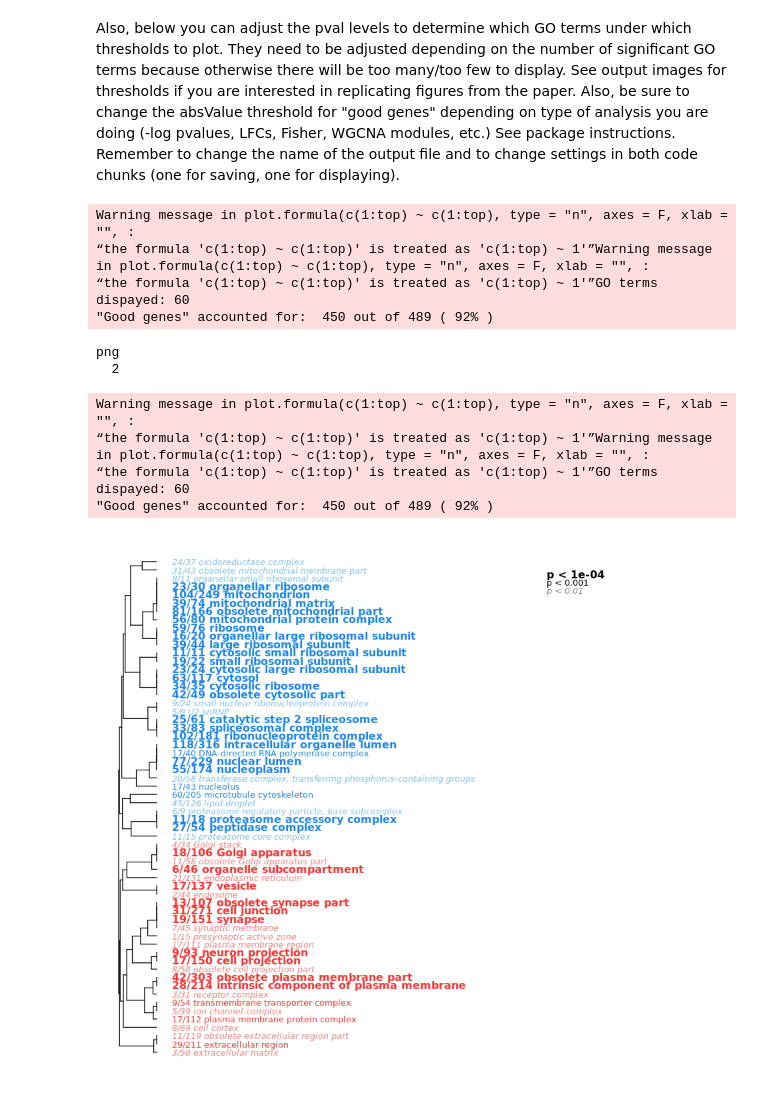
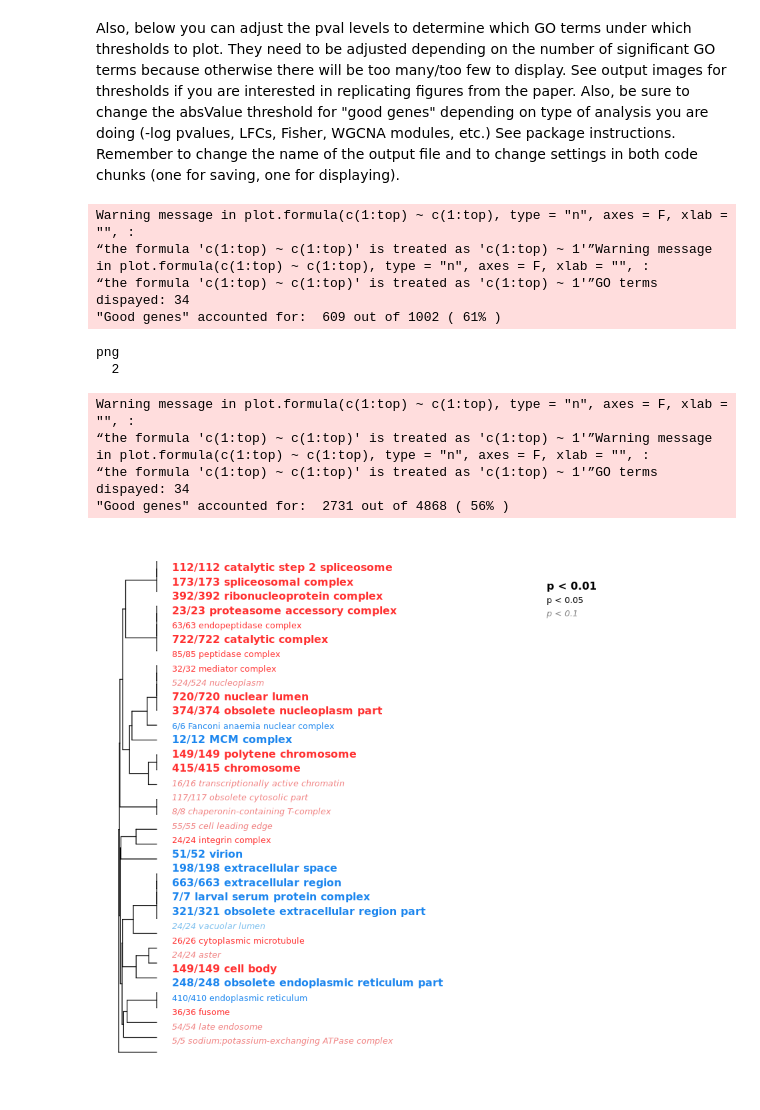
Before and after one commit to tepoltlab/RhithroLoxo_DE, a Jupyter notebook: GO_MWU/GO_MWU.ipynb, the cells around one changed output. Drawn from its saved outputs; the diff is of its cells as text; code cells hidden in the pictures.

```diff
--- a/GO_MWU/GO_MWU.ipynb
+++ b/GO_MWU/GO_MWU.ipynb
@@ -140,8 +140,8 @@ There are many possible enrichment analyses one can run given the output from th
 
 Note that `GO_MWU` may return a message about "terms without a defined level." Apparently `EnTAP` is returning some deprecated GO terms, as was also noted [here](https://github.com/fishercera/TreehopperSeq/blob/master/GoSeq_Walkthrough.md).
 # %%
-input="GO_MWU_interaction_AvI_pval.csv" # two columns of comma-separated values: gene id, continuous measure of significance. To perform standard GO enrichment analysis based on Fisher's exact test, use binary measure (0 or 1, i.e., either sgnificant or not).
-goAnnotations="GO_MWU_annot_1e-50_range.tsv" # two-column, tab-delimited, one line per gene, multiple GO terms separated by semicolon. If you have multiple lines per gene, use nrify_GOtable.pl prior to running this script.
+input="GO_MWU_interaction_IvN_pval.csv" # two columns of comma-separated values: gene id, continuous measure of significance. To perform standard GO enrichment analysis based on Fisher's exact test, use binary measure (0 or 1, i.e., either sgnificant or not).
+goAnnotations="GO_MWU_annot_1e-10_alltaxscope_range.tsv" # two-column, tab-delimited, one line per gene, multiple GO terms separated by semicolon. If you have multiple lines per gene, use nrify_GOtable.pl prior to running this script.
 goDatabase="go.obo" # download from http://www.geneontology.org/GO.downloads.ontology.shtml
 goDivision="CC" # either MF, or BP, or CC
 source("gomwu.functions.R")
@@ -164,39 +164,39 @@ Continuous measure of interest: will perform MWU test
 Also, below you can adjust the pval levels to determine which GO terms under which thresholds to plot. They need to be adjusted depending on the number of significant GO terms because otherwise there will be too many/too few to display. See output images for thresholds if you are interested in replicating figures from the paper. Also, be sure to change the absValue threshold for "good genes" depending on type of analysis you are doing (-log pvalues, LFCs, Fisher, WGCNA modules, etc.) See package instructions. Remember to change the name of the output file and to change settings in both code chunks (one for saving, one for displaying).
 # %%
 #save plot
-pdf("../vis/GO_MWU_interaction_AvI_pval_annot_1e-50_CC.pdf")#, pointsize=60, height=2200, width=2500)
+pdf("../vis/GO_MWU_interaction_IvN_pval_annot_1e-10_alltaxscope_CC.pdf")#, pointsize=60, height=2200, width=2500)
 results=gomwuPlot(input,goAnnotations,goDivision,
 	absValue=-log(0.05,10),  # genes with the measure value exceeding this will be counted as "good genes". This setting is for signed log-pvalues. Specify absValue=0.001 if you are doing Fisher's exact test for standard GO enrichment or analyzing a WGCNA module (all non-zero genes = "good genes").
     #absValue=0.001, #if doing Fisher, WGCNA module, or are using log2-fold changes
-	level1=0.01, # FDR threshold for plotting. Specify level1=1 to plot all GO categories containing genes exceeding the absValue.
-	level2=0.001, # FDR cutoff to print in regular (not italic) font.
-	level3=0.0001, # FDR cutoff to print in large bold font.
+	level1=0.1, # FDR threshold for plotting. Specify level1=1 to plot all GO categories containing genes exceeding the absValue.
+	level2=0.05, # FDR cutoff to print in regular (not italic) font.
+	level3=0.01, # FDR cutoff to print in large bold font.
 	txtsize=1.2,    # decrease to fit more on one page, or increase (after rescaling the plot so the tree fits the text) for better "word cloud" effect
 	treeHeight=0.5, # height of the hierarchical clustering tree
 	#colors=c("gray0","gray0","gray57","gray57") # these are default colors, un-remar and change if needed
 )
 dev.off()
 
 #show plot
 results=gomwuPlot(input,goAnnotations,goDivision,
-    absValue=-log(0.05,10),  # genes with the measure value exceeding this will be counted as "good genes". This setting is for signed log-pvalues. Specify absValue=0.001 if you are doing Fisher's exact test for standard GO enrichment or analyzing a WGCNA module (all non-zero genes = "good genes").
-    #absValue=0.001, #if doing Fisher, WGCNA module, or are using log2-fold changes
-	level1=0.01, # FDR threshold for plotting. Specify level1=1 to plot all GO categories containing genes exceeding the absValue.
-	level2=0.001, # FDR cutoff to print in regular (not italic) font.
-	level3=0.0001, # FDR cutoff to print in large bold font.
+    #absValue=-log(0.05,10),  # genes with the measure value exceeding this will be counted as "good genes". This setting is for signed log-pvalues. Specify absValue=0.001 if you are doing Fisher's exact test for standard GO enrichment or analyzing a WGCNA module (all non-zero genes = "good genes").
+    absValue=0.001, #if doing Fisher, WGCNA module, or are using log2-fold changes
+	level1=0.1, # FDR threshold for plotting. Specify level1=1 to plot all GO categories containing genes exceeding the absValue.
+	level2=0.05, # FDR cutoff to print in regular (not italic) font.
+	level3=0.01, # FDR cutoff to print in large bold font.
 	txtsize=1.2,    # decrease to fit more on one page, or increase (after rescaling the plot so the tree fits the text) for better "word cloud" effect
 	treeHeight=0.5, # height of the hierarchical clustering tree
 	#colors=c("gray0","gray0","gray57","gray57") # these are default colors, un-remar and change if needed
 )
 # %% [output]
 Warning message in plot.formula(c(1:top) ~ c(1:top), type = "n", axes = F, xlab = "", :
 “the formula 'c(1:top) ~ c(1:top)' is treated as 'c(1:top) ~ 1'”Warning message in plot.formula(c(1:top) ~ c(1:top), type = "n", axes = F, xlab = "", :
-“the formula 'c(1:top) ~ c(1:top)' is treated as 'c(1:top) ~ 1'”GO terms dispayed: 60
-"Good genes" accounted for:  450 out of 489 ( 92% )
+“the formula 'c(1:top) ~ c(1:top)' is treated as 'c(1:top) ~ 1'”GO terms dispayed: 34
+"Good genes" accounted for:  609 out of 1002 ( 61% )
 png
   2
 Warning message in plot.formula(c(1:top) ~ c(1:top), type = "n", axes = F, xlab = "", :
 “the formula 'c(1:top) ~ c(1:top)' is treated as 'c(1:top) ~ 1'”Warning message in plot.formula(c(1:top) ~ c(1:top), type = "n", axes = F, xlab = "", :
-“the formula 'c(1:top) ~ c(1:top)' is treated as 'c(1:top) ~ 1'”GO terms dispayed: 60
-"Good genes" accounted for:  450 out of 489 ( 92% )
+“the formula 'c(1:top) ~ c(1:top)' is treated as 'c(1:top) ~ 1'”GO terms dispayed: 34
+"Good genes" accounted for:  2731 out of 4868 ( 56% )
-[figure, old version]
+[figure, new version]
```
Also changed, not shown: parts of 5 cells of this notebook, 54 other files.
